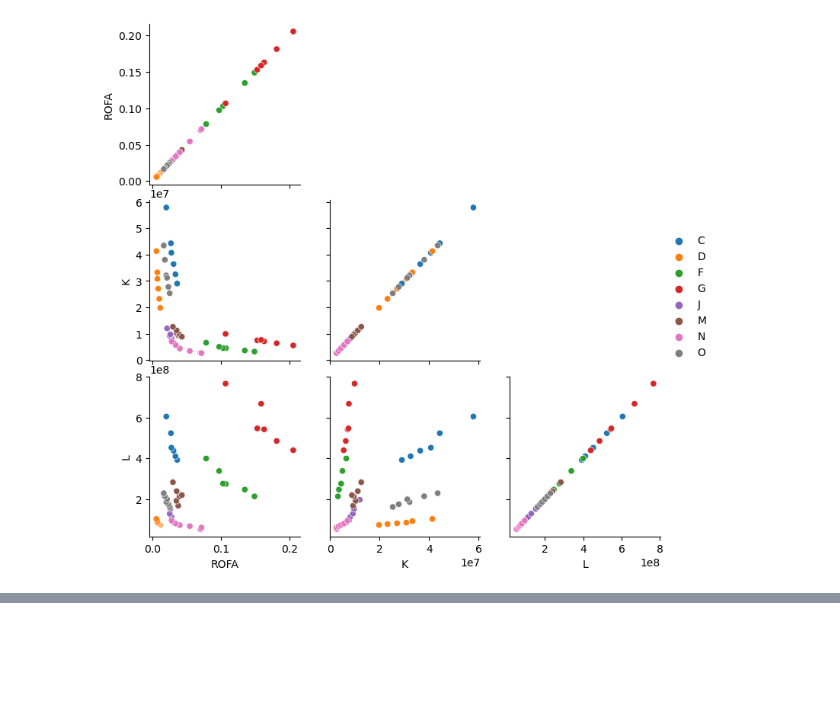
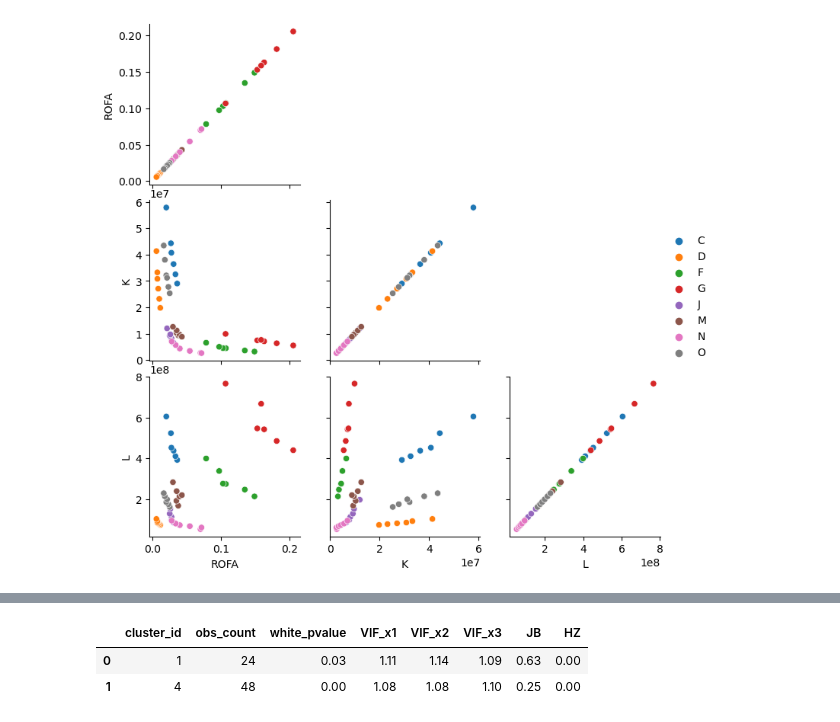
Before and after one commit to tony-pitchblack/---------------, a Jupyter notebook: clustering-structure.ipynb, the cells around one changed output, grey strips where cells are left out. Saved outputs shown, nothing was run; the diff lists cells and outputs as text; code cells hidden in the pictures; blank space fills up the shorter version.

```diff
--- a/clustering-structure.ipynb
+++ b/clustering-structure.ipynb
@@ -520,0 +569,73 @@ strong multicollinearity or other numerical problems.
+# %%
+# CORRECT HETEROSCEDASTISITY
+from help_funcs import get_whites_regr
+import warnings
+
+linkage_type = 'ward'
+data_for_regr_cl = data_shuffle2.copy()
+data_for_regr_cl.loc[:, "ROFA":"L"] = data_for_regr_cl.loc[:, "ROFA":"L"].apply(lambda x: np.log(x))
+data_for_regr_cl = data_for_regr_cl.rename(columns={"ROFA": "ln_ROFA", "K": "ln_K", "L": "ln_L"})
+data_for_regr_cl.to_csv("Данные/processed/regression-data-log-ward-v1.csv", index=False)
+regr_metrics_all = []
+
+for cluster_id in [1, 4]:
+    regr_metrics = {}
+
+    cluster = data_for_regr_cl[data_for_regr_cl[linkage_type] == cluster_id]
+    X = cluster.loc[:, ["ln_K", "ln_L", "t"]]
+    X = sm.add_constant(X)
+    Y = cluster.loc[:, ["ln_ROFA"]]
+    regression = sm.OLS(Y, X, hasconst=True)
+    result_OLS = regression.fit()
+
+
+    n_lags=X[X.columns[0]].count()
+    # for k in range(1, X.shape[1]):
+    #     regr_white_WLS, whites_terms = get_whites_regr(regression, k)
+    #     result_white_WLS = regr_white_WLS.fit()
+    #     print('\nLinkage: {l}, cluster {c}, n: {n}'.format(l=linkage_type, c=cluster_id, n=n))
+    #     print(f'White terms: {whites_terms}')
+    #     print(result_white_WLS.summary())
+    #     white_pvalue = sm.stats.diagnostic.het_white(result_white_WLS.resid, X)[1]
+    #     print('-- White\'s test pvalue: ', white_pvalue)
+
+
+    whites_regr, whites_terms = get_whites_regr(regression, full=True)
+    result_white_WLS = whites_regr.fit()
+
+    result_OLS = result_white_WLS
+    print('\nLinkage: {l}, cluster {c}, n: {n}'.format(l=linkage_type, c=cluster_id, n=n_lags))
+    print(result_OLS.summary())
+    regr_metrics['cluster_id'] = cluster_id
+    regr_metrics['obs_count'] = n_lags
+
+    white_pvalue = sm.stats.diagnostic.het_white(result_OLS.resid, X)[1]
+    print('-- White\'s test pvalue: ', white_pvalue)
+    regr_metrics['white_pvalue'] = white_pvalue
+
+    # SSE_i = (result_OLS.resid ** 2).sum()
+    # SSE_all.append(SSE_i)
+    # print('-- SSE_i: ', round(SSE_i, 2))
+
+    for exog_idx in range(1, regression.exog.shape[1]):
+        VIF = variance_inflation_factor(regression.exog, exog_idx)
+        regr_metrics[f'VIF_x{exog_idx}'] = VIF
+    # print('-- VIF:', VIF_array)
+    regr_metrics['JB'] = jarque_bera(result_OLS.resid)[1]
+    hz, hz_pval, normal = multivariate_normality(regression.exog)
+    regr_metrics['HZ'] = hz_pval
+
+    regr_metrics_all.append(regr_metrics)
+
+    # X_resid = X_resid.join(data_for_regr_cl['Код раздела'])
+    # g = sns.PairGrid(X_resid, y_vars=["e"], x_vars=["ln_K", "ln_L", "t"],
+    #                  hue='Код раздела', height=4)
+    # # g.map(sns.regplot, color=".3", ci=None)
+    # g.map(sns.scatterplot)
+    # g.set(ylim=(-1.5, 1.5), yticks=[-1.5, -1, 0, 1, 1.5])
+
+regr_metrics_all = pd.DataFrame(regr_metrics_all)
+# print(regr_metrics_all)
+regr_metrics_all
+# plt.show()
+# %% [output]
@@ -521,3 +659,6 @@ strong multicollinearity or other numerical problems.
+|  | cluster_id | obs_count | white_pvalue | VIF_x1 | VIF_x2 | VIF_x3 | JB | HZ |
+| 0 | 1 | 24 | 0.03 | 1.11 | 1.14 | 1.09 | 0.63 | 0.00 |
+| 1 | 4 | 48 | 0.00 | 1.08 | 1.08 | 1.10 | 0.25 | 0.00 |
 # %%
 d_clust_g2 = data_for_regr_cl[data_for_regr_cl['ward'] == 2][
     ['ln_ROFA', 'ln_K', 'ln_L', 't']]
```
Also changed, not shown: parts of 17 cells of this notebook, 10 other files.
